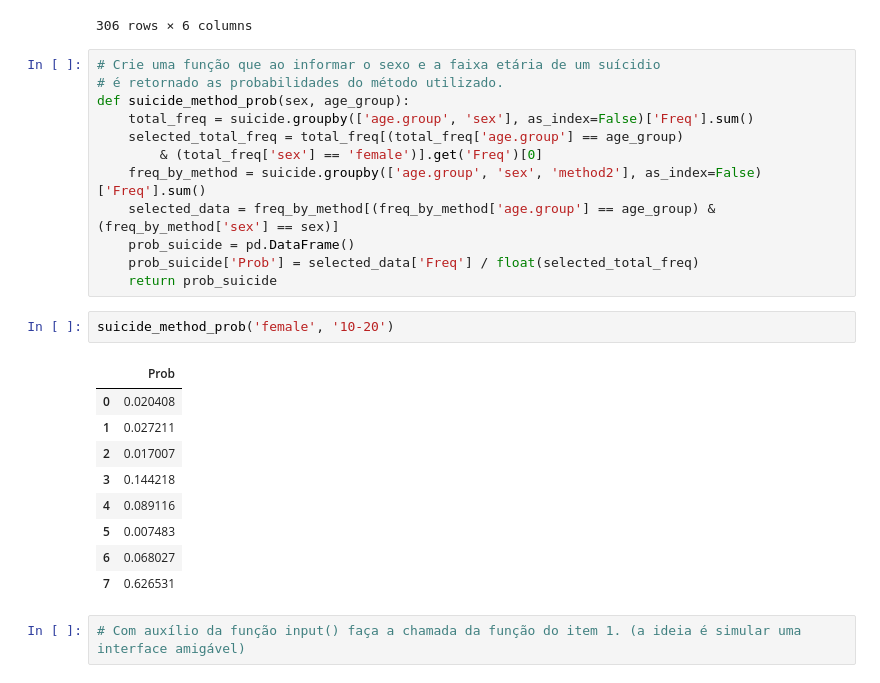
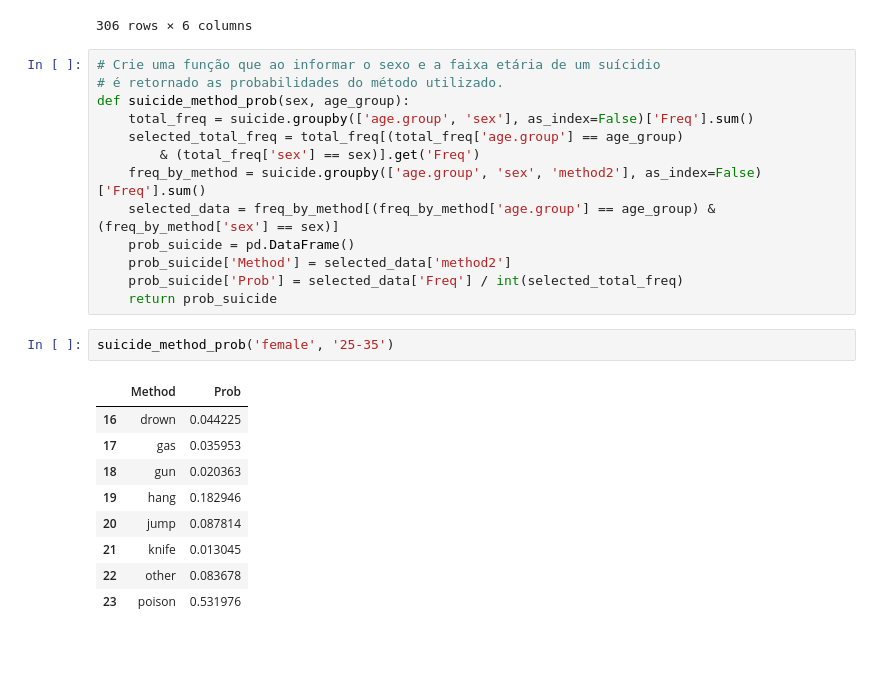
Before and after one commit to queite/bootcamp-data-analytics, a Jupyter notebook: Desafio_Python_Pandas.ipynb, the cells around one changed output. Drawn from its saved outputs; the diff is of its cells as text; blank space fills up the shorter version.

```diff
--- a/Desafio_Python_Pandas.ipynb
+++ b/Desafio_Python_Pandas.ipynb
@@ -481,23 +481,22 @@ suicide
 def suicide_method_prob(sex, age_group):
     total_freq = suicide.groupby(['age.group', 'sex'], as_index=False)['Freq'].sum()
     selected_total_freq = total_freq[(total_freq['age.group'] == age_group)
-        & (total_freq['sex'] == 'female')].get('Freq')[0]
+        & (total_freq['sex'] == sex)].get('Freq')
     freq_by_method = suicide.groupby(['age.group', 'sex', 'method2'], as_index=False)['Freq'].sum()
     selected_data = freq_by_method[(freq_by_method['age.group'] == age_group) & (freq_by_method['sex'] == sex)]
     prob_suicide = pd.DataFrame()
-    prob_suicide['Prob'] = selected_data['Freq'] / float(selected_total_freq)
+    prob_suicide['Method'] = selected_data['method2']
+    prob_suicide['Prob'] = selected_data['Freq'] / int(selected_total_freq)
     return prob_suicide
 # %%
-suicide_method_prob('female', '10-20')
+suicide_method_prob('female', '25-35')
 # %% [output]
-|  | Prob |
-| 0 | 0.020408 |
-| 1 | 0.027211 |
-| 2 | 0.017007 |
-| 3 | 0.144218 |
-| 4 | 0.089116 |
-| 5 | 0.007483 |
-| 6 | 0.068027 |
-| 7 | 0.626531 |
+|  | Method | Prob |
+| 16 | drown | 0.044225 |
+| 17 | gas | 0.035953 |
+| 18 | gun | 0.020363 |
+| 19 | hang | 0.182946 |
+| 20 | jump | 0.087814 |
+| 21 | knife | 0.013045 |
+| 22 | other | 0.083678 |
+| 23 | poison | 0.531976 |
-# %%
-# Com auxílio da função input() faça a chamada da função do item 1. (a ideia é simular uma interface amigável)
```
Also changed, not shown: parts of 1 cell of this notebook.
